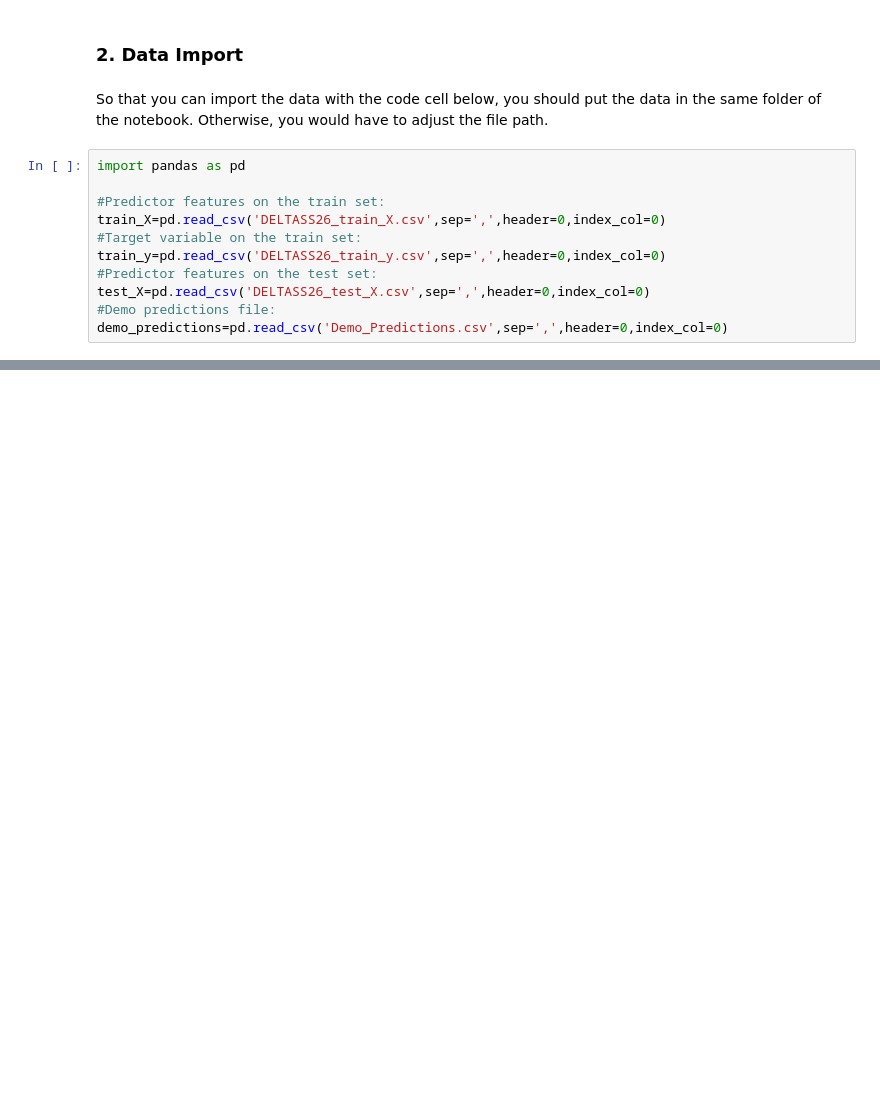
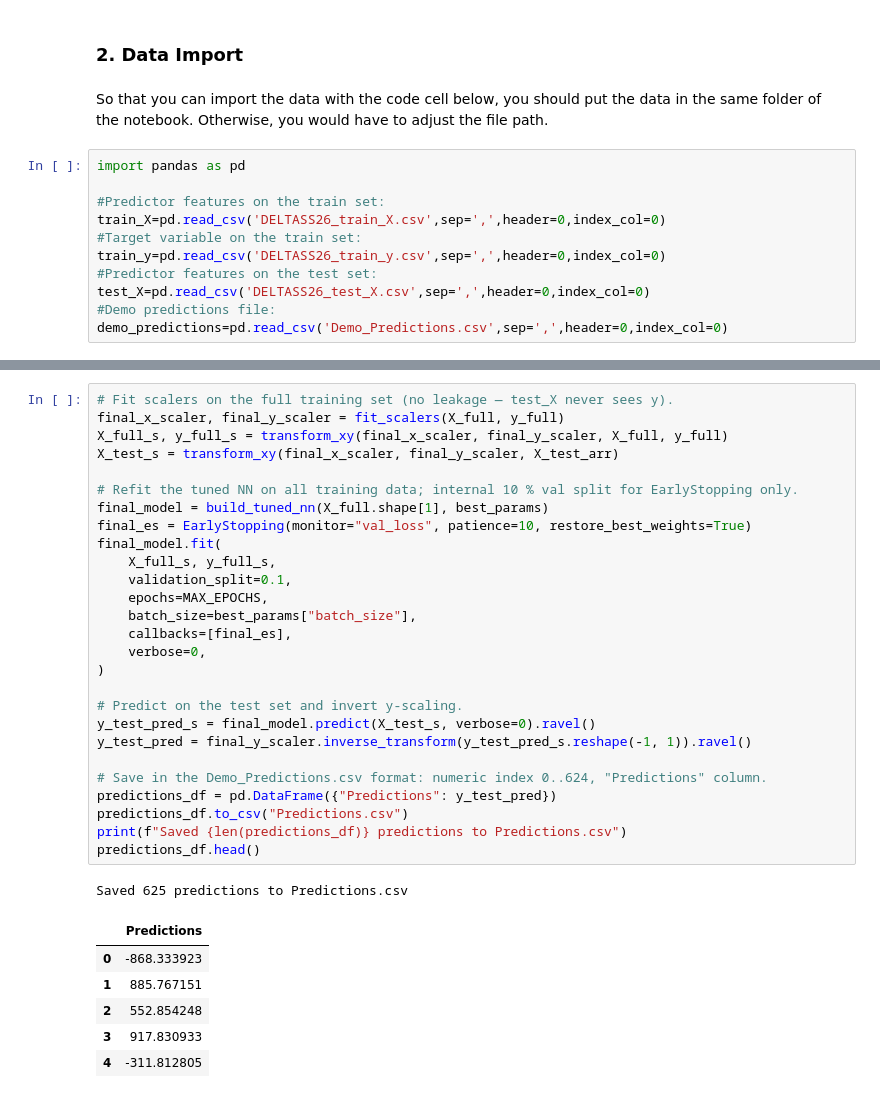
Before and after one commit to Priapos1004/delta, a Jupyter notebook: task1/DELTA_Task_1.ipynb, the cells around one changed output, grey strips where cells are left out. Drawn from its saved outputs; the diff is of its cells as text; blank space fills up the shorter version.

```diff
--- a/task1/DELTA_Task_1.ipynb
+++ b/task1/DELTA_Task_1.ipynb
@@ -59,0 +565,35 @@ train_y.head(5)
+# %%
+# Fit scalers on the full training set (no leakage — test_X never sees y).
+final_x_scaler, final_y_scaler = fit_scalers(X_full, y_full)
+X_full_s, y_full_s = transform_xy(final_x_scaler, final_y_scaler, X_full, y_full)
+X_test_s = transform_xy(final_x_scaler, final_y_scaler, X_test_arr)
+
+# Refit the tuned NN on all training data; internal 10 % val split for EarlyStopping only.
+final_model = build_tuned_nn(X_full.shape[1], best_params)
+final_es = EarlyStopping(monitor="val_loss", patience=10, restore_best_weights=True)
+final_model.fit(
+    X_full_s, y_full_s,
+    validation_split=0.1,
+    epochs=MAX_EPOCHS,
+    batch_size=best_params["batch_size"],
+    callbacks=[final_es],
+    verbose=0,
+)
+
+# Predict on the test set and invert y-scaling.
+y_test_pred_s = final_model.predict(X_test_s, verbose=0).ravel()
+y_test_pred = final_y_scaler.inverse_transform(y_test_pred_s.reshape(-1, 1)).ravel()
+
+# Save in the Demo_Predictions.csv format: numeric index 0..624, "Predictions" column.
+predictions_df = pd.DataFrame({"Predictions": y_test_pred})
+predictions_df.to_csv("Predictions.csv")
+print(f"Saved {len(predictions_df)} predictions to Predictions.csv")
+predictions_df.head()
+# %% [output]
+Saved 625 predictions to Predictions.csv
+|  | Predictions |
+| 0 | -868.333923 |
+| 1 | 885.767151 |
+| 2 | 552.854248 |
+| 3 | 917.830933 |
+| 4 | -311.812805 |
```
Also changed, not shown: parts of 35 cells of this notebook, 2 other files.
